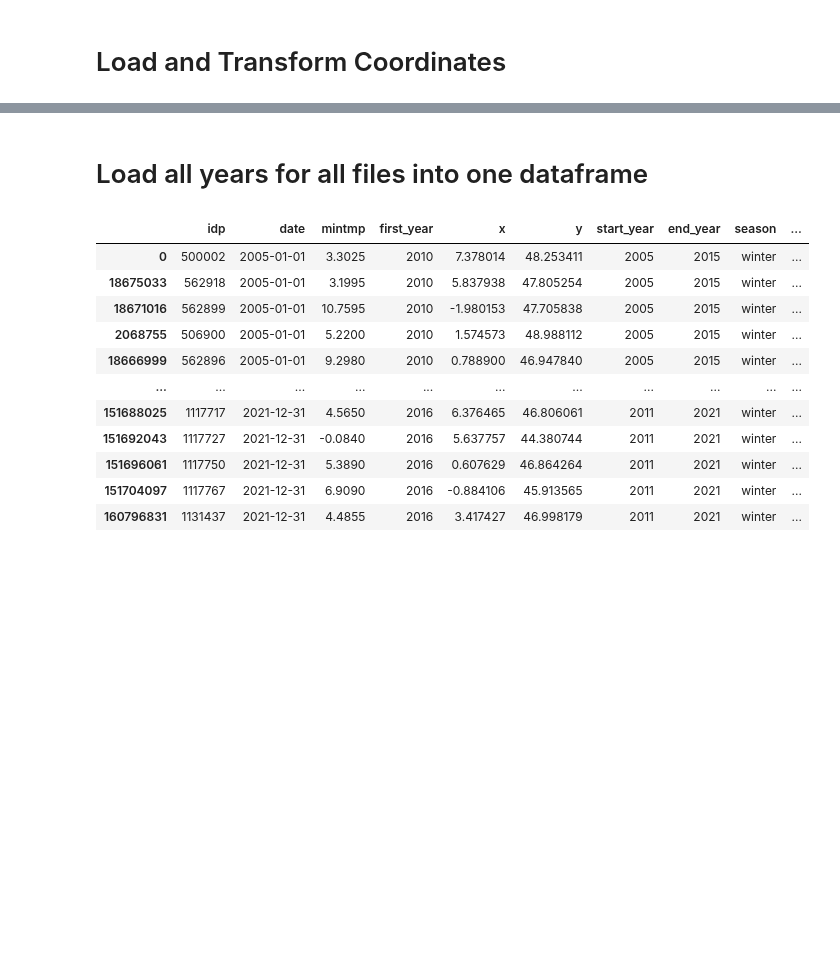
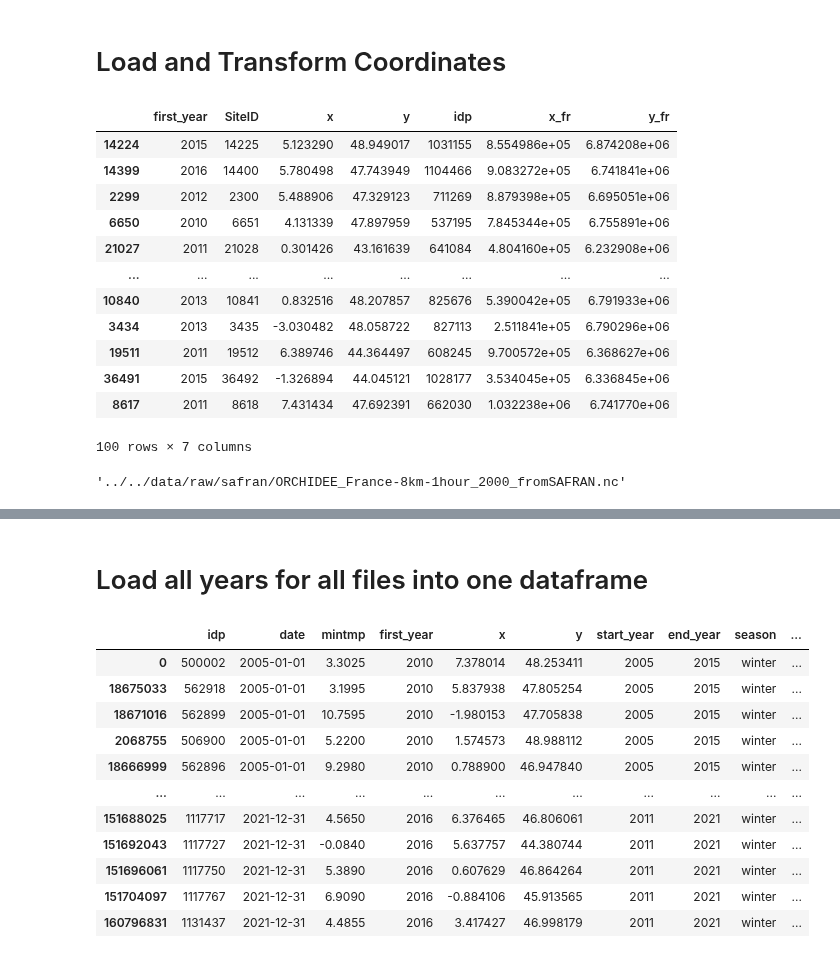
Before and after one commit to padasch/ifn_analysis, a Jupyter notebook: python/03_process_france_data/40_extract_safran_data.ipynb, the cells around one changed output, grey strips where cells are left out. Cells and saved outputs as stored; diff of their text form; code cells hidden in the pictures; blank space fills up the shorter version.

```diff
--- a/python/03_process_france_data/40_extract_safran_data.ipynb
+++ b/python/03_process_france_data/40_extract_safran_data.ipynb
@@ -695,0 +133,25 @@ masked_array(
+# %%
+# Load latest coordinates for nfi sites
+site_coordinates = pd.read_csv("../00_process_nfi_data/nfi_final_sites_with_idp.csv")
+
+# Get subset of sites if desired
+if subset_of_coors:
+    site_coordinates = site_coordinates.sample(n_subset, random_state=42)
+
+# Get a random set of sites to highlight
+random_sites = site_coordinates.sample(9, random_state=42)["idp"]
+site_coordinates
+# %% [output]
+|  | first_year | SiteID | x | y | idp | x_fr | y_fr |
+| 14224 | 2015 | 14225 | 5.123290 | 48.949017 | 1031155 | 8.554986e+05 | 6.874208e+06 |
+| 14399 | 2016 | 14400 | 5.780498 | 47.743949 | 1104466 | 9.083272e+05 | 6.741841e+06 |
+| 2299 | 2012 | 2300 | 5.488906 | 47.329123 | 711269 | 8.879398e+05 | 6.695051e+06 |
+| 6650 | 2010 | 6651 | 4.131339 | 47.897959 | 537195 | 7.845344e+05 | 6.755891e+06 |
+| 21027 | 2011 | 21028 | 0.301426 | 43.161639 | 641084 | 4.804160e+05 | 6.232908e+06 |
+| ... | ... | ... | ... | ... | ... | ... | ... |
+| 10840 | 2013 | 10841 | 0.832516 | 48.207857 | 825676 | 5.390042e+05 | 6.791933e+06 |
+| 3434 | 2013 | 3435 | -3.030482 | 48.058722 | 827113 | 2.511841e+05 | 6.790296e+06 |
+| 19511 | 2011 | 19512 | 6.389746 | 44.364497 | 608245 | 9.700572e+05 | 6.368627e+06 |
+| 36491 | 2015 | 36492 | -1.326894 | 44.045121 | 1028177 | 3.534045e+05 | 6.336845e+06 |
+| 8617 | 2011 | 8618 | 7.431434 | 47.692391 | 662030 | 1.032238e+06 | 6.741770e+06 |
+100 rows × 7 columns
@@ -695,0 +162,5 @@ masked_array(
+# %%
+df_list[0]
+ffolder[0]
+# %% [output]
+'../../data/raw/safran/ORCHIDEE_France-8km-1hour_2000_fromSAFRAN.nc'
```
Also changed, not shown: parts of 41 cells of this notebook.
